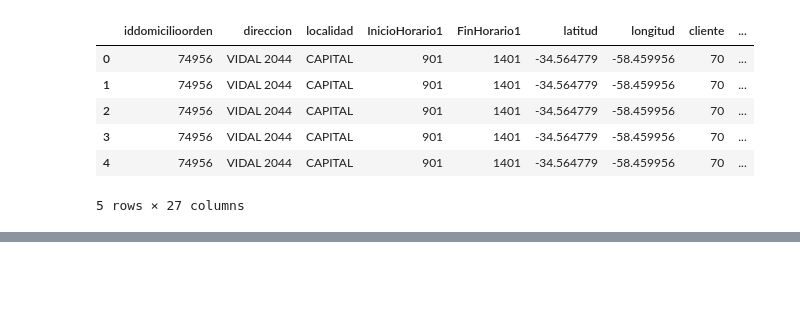
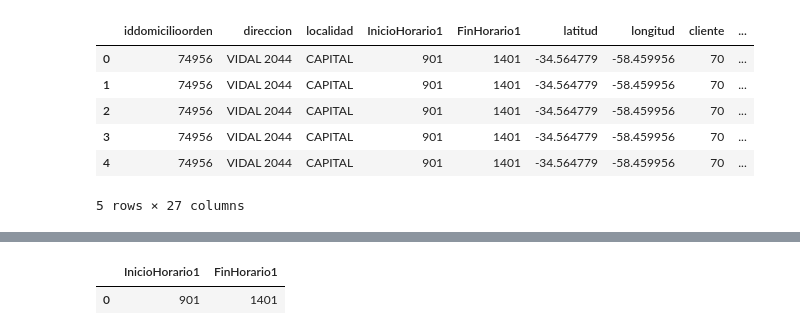
Before and after one commit to Maximo-Verdondoni/DesafioiFlow, a Jupyter notebook: Limpieza.ipynb, the cells around one changed output, grey strips where cells are left out. Drawn from its saved outputs; the diff is of its cells as text; code cells hidden in the pictures; blank space fills up the shorter version.

```diff
--- a/Limpieza.ipynb
+++ b/Limpieza.ipynb
@@ -361,0 +358,11 @@ array(['CAPITAL', 'CAPITAL FEDERAL', 'VILLA URQUIZA', 'FLORES',
+# %%
+# Al ser tan pocas las observaciones que tienen horarios distintos a 901 y 1401,
+# vamos a asumir que los valores que difieren de esos valores son distintos
+# debido a una imprecisión, por lo que los reemplazaremos por 901 y 1401.
+df_4 = df_3.copy()
+df_4['InicioHorario1'] = 901
+df_4['FinHorario1'] = 1401
+df_4[['InicioHorario1','FinHorario1']].drop_duplicates()
+# %% [output]
+|  | InicioHorario1 | FinHorario1 |
+| 0 | 901 | 1401 |
```
Also changed, not shown: parts of 31 cells of this notebook, 2 other files.
